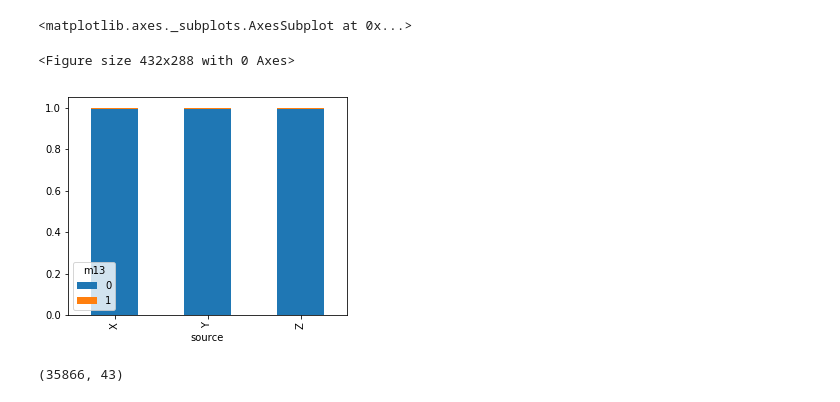
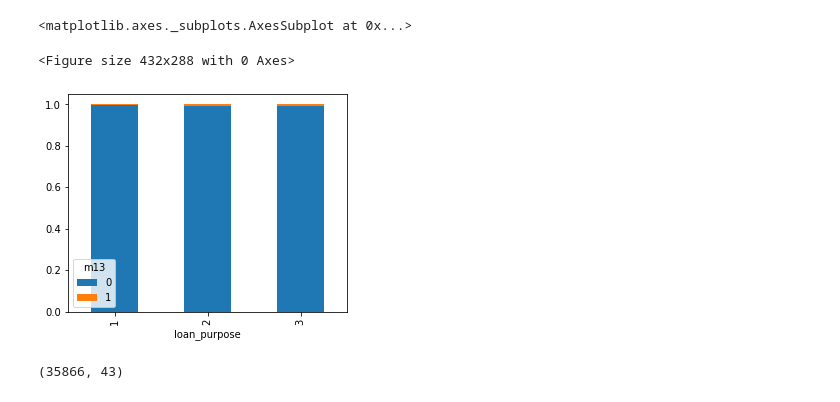
Before and after one commit to gauravr1993/data-analysis, a Jupyter notebook: AV_Hackathon/Loan_AV.ipynb, the cells around one changed output. Cells and saved outputs as stored; diff of their text form; code cells hidden in the pictures.

```diff
--- a/AV_Hackathon/Loan_AV.ipynb
+++ b/AV_Hackathon/Loan_AV.ipynb
@@ -32,12 +57,12 @@ dtypes: float64(1), int64(22), object(5)
 memory usage: 7.0+ MB
 # %%
 plt.figure(1)
-source=pd.crosstab(train['source'],train['m13'])
+source=pd.crosstab(train['loan_purpose'],train['m13'])
 source.div(source.sum(1).astype(float), axis=0).plot(kind="bar", stacked=True, figsize=(5,4))
 # %% [output]
 <matplotlib.axes._subplots.AxesSubplot at 0x...>
 <Figure size 432x288 with 0 Axes>
-[figure, old version]
+[figure, new version]
 # %%
 source_mapping = {'X': 1, 'Y': 2, 'Z': 3,}
 train['source'] = train['source'].map(source_mapping)
```
Also changed, not shown: parts of 19 cells of this notebook, 3 other files.
